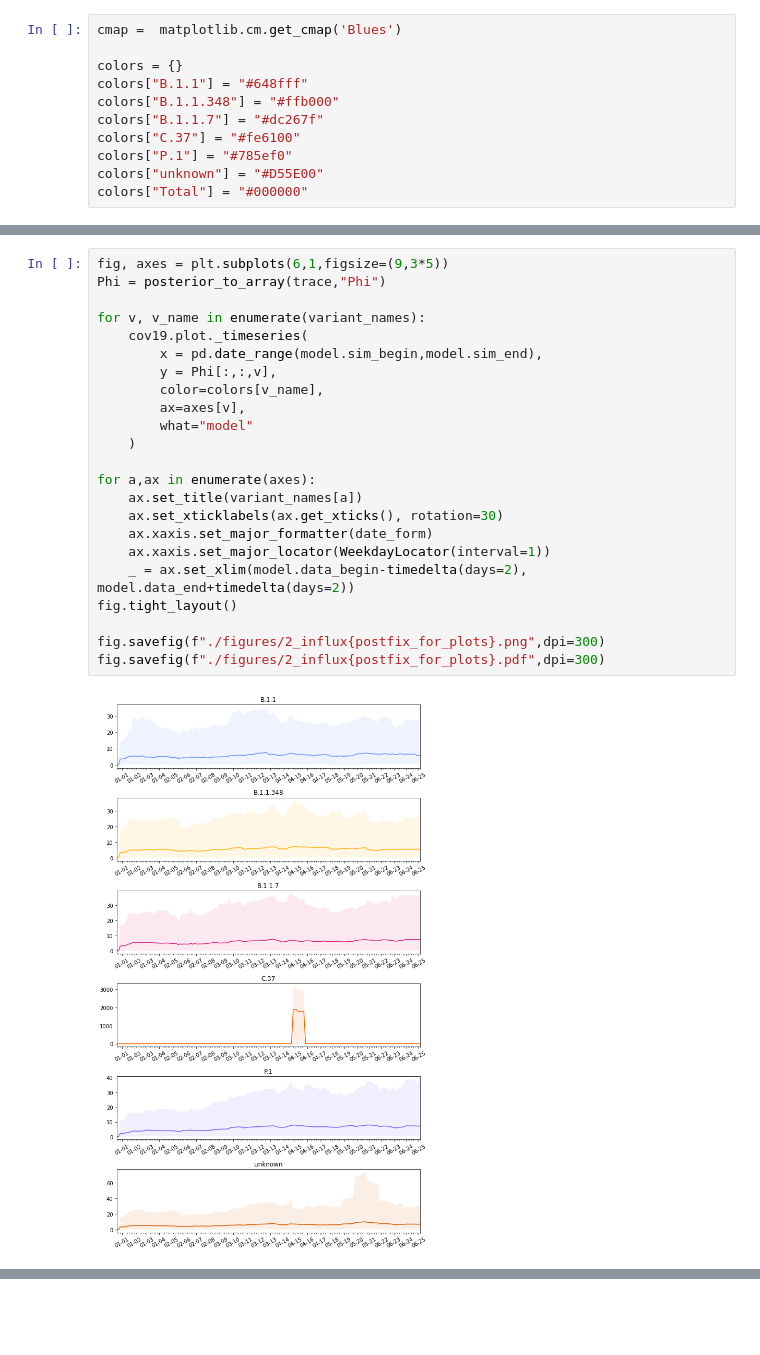
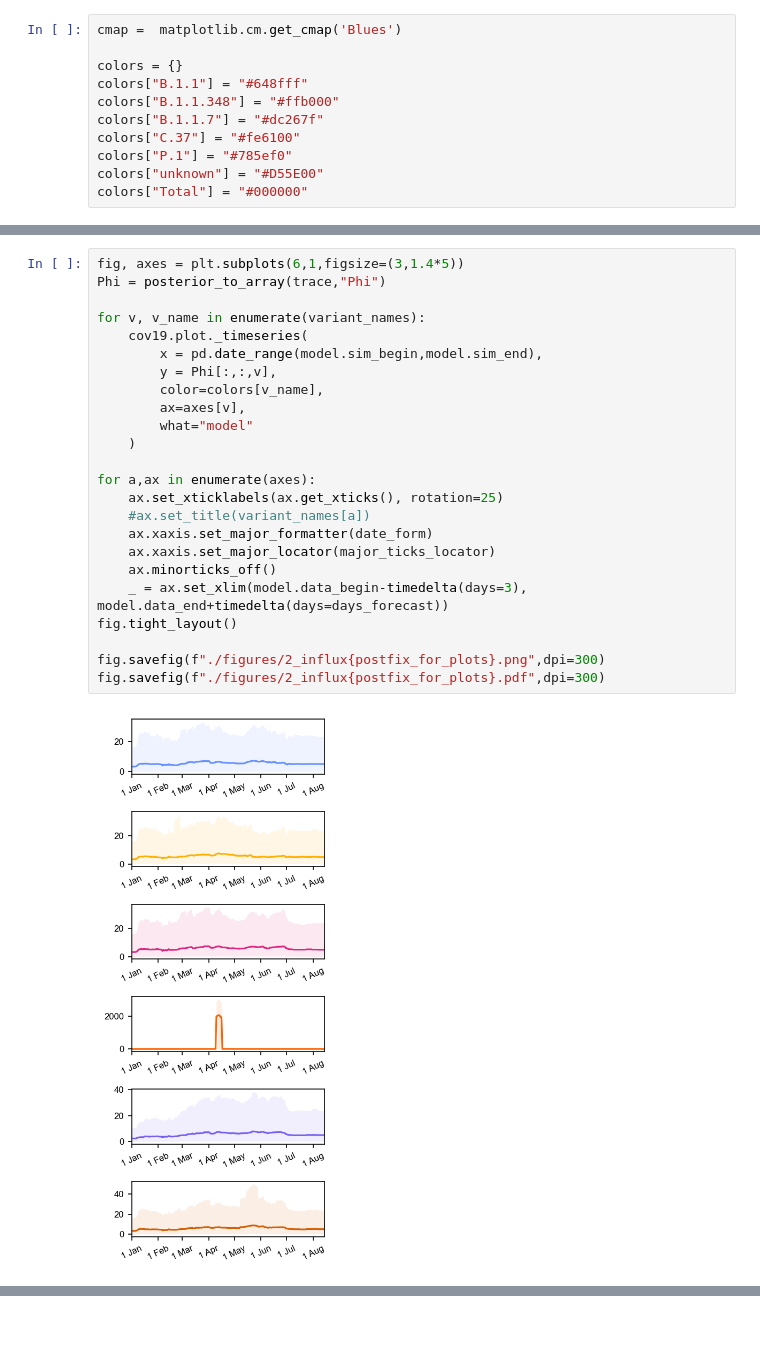
Before and after one commit to Priesemann-Group/covid19_variants_chile, a Jupyter notebook: create_plots.ipynb, the cells around one changed output, grey strips where cells are left out. Saved outputs shown, nothing was run; the diff lists cells and outputs as text.

Commit message:
Create an combined plot and make changepoints until the end of the simulation

```diff
--- a/create_plots.ipynb
+++ b/create_plots.ipynb
@@ -196,25 +321,26 @@ fig.savefig(f"./figures/1_lambda+cases{postfix_for_plots}.pdf",dpi=300)
 # %%
-fig, axes = plt.subplots(6,1,figsize=(9,3*5))
+fig, axes = plt.subplots(6,1,figsize=(3,1.4*5))
 Phi = posterior_to_array(trace,"Phi")
 
 for v, v_name in enumerate(variant_names):
     cov19.plot._timeseries(
         x = pd.date_range(model.sim_begin,model.sim_end),
         y = Phi[:,:,v],
         color=colors[v_name],
         ax=axes[v],
         what="model"
     )
 
 for a,ax in enumerate(axes):
-    ax.set_title(variant_names[a])
-    ax.set_xticklabels(ax.get_xticks(), rotation=30)
+    ax.set_xticklabels(ax.get_xticks(), rotation=25)
+    #ax.set_title(variant_names[a])
     ax.xaxis.set_major_formatter(date_form)
-    ax.xaxis.set_major_locator(WeekdayLocator(interval=1))
-    _ = ax.set_xlim(model.data_begin-timedelta(days=2), model.data_end+timedelta(days=2))
+    ax.xaxis.set_major_locator(major_ticks_locator)
+    ax.minorticks_off()
+    _ = ax.set_xlim(model.data_begin-timedelta(days=3), model.data_end+timedelta(days=days_forecast))
 fig.tight_layout()
 
 fig.savefig(f"./figures/2_influx{postfix_for_plots}.png",dpi=300)
 fig.savefig(f"./figures/2_influx{postfix_for_plots}.pdf",dpi=300)
 # %% [output]
-[figure, old version]
+[figure, new version]
```
Also changed, not shown: parts of 17 cells of this notebook, 2 other files.
